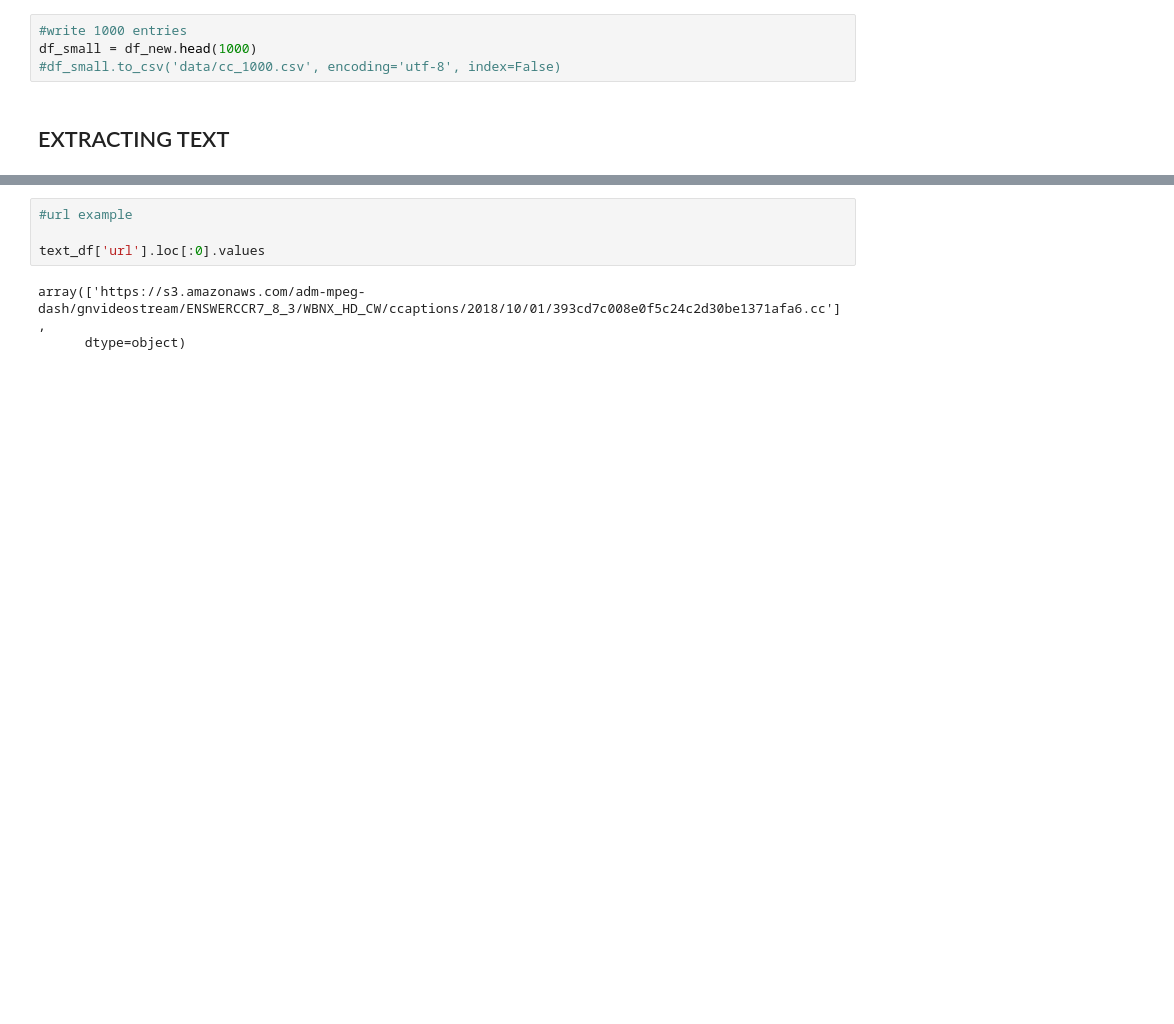
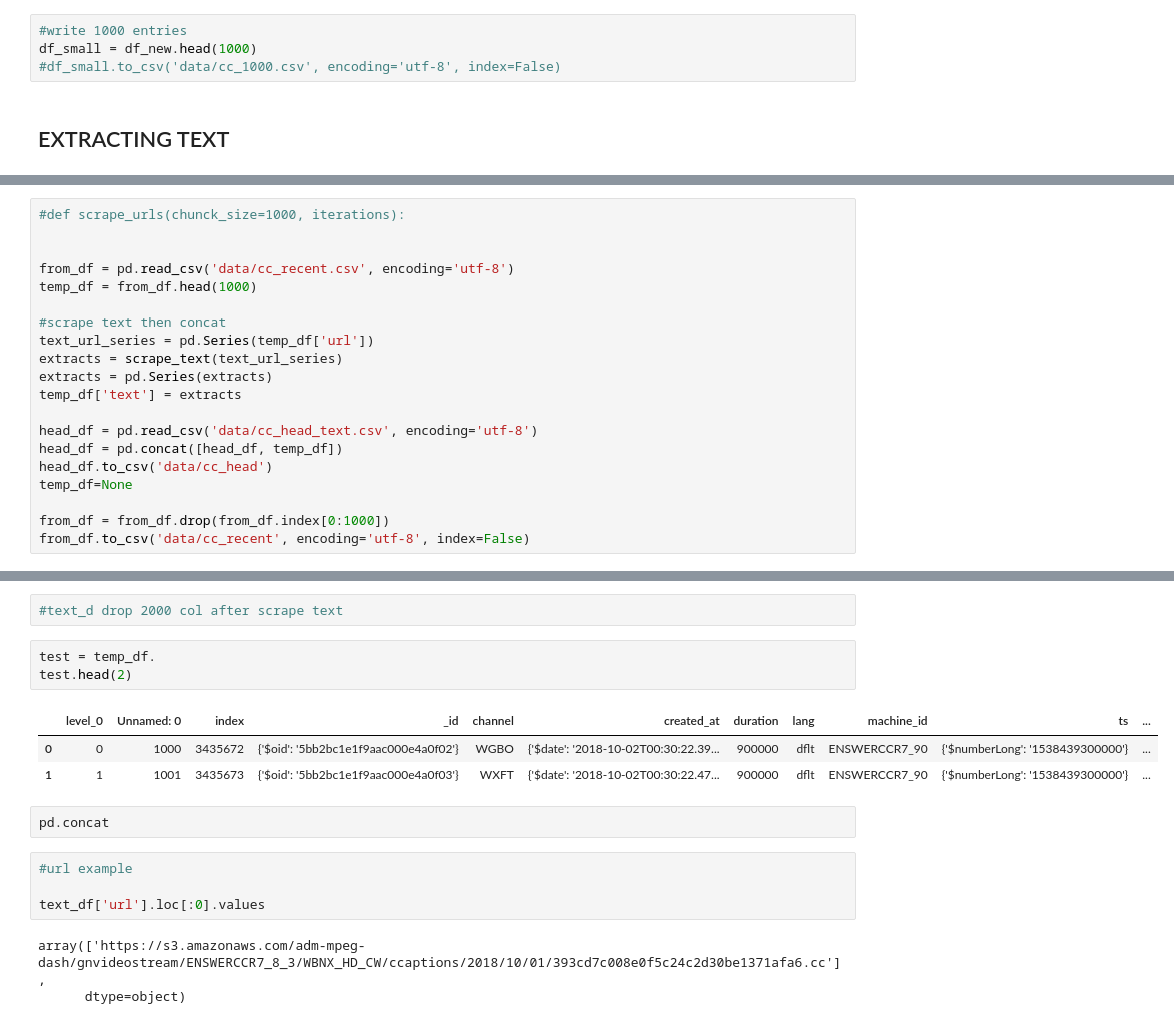
Before and after one commit to albertolovell/closed_caption_classifier, a Jupyter notebook: caption_notebook.ipynb, the cells around one changed output, grey strips where cells are left out. Cells and saved outputs as stored; diff of their text form; blank space fills up the shorter version.

Commit message:
scrape function

```diff
--- a/caption_notebook.ipynb
+++ b/caption_notebook.ipynb
@@ -299,0 +285,20 @@ temp_df
+# %%
+#def scrape_urls(chunck_size=1000, iterations):
+
+
+from_df = pd.read_csv('data/cc_recent.csv', encoding='utf-8')
+temp_df = from_df.head(1000)
+
+#scrape text then concat
+text_url_series = pd.Series(temp_df['url'])
+extracts = scrape_text(text_url_series)
+extracts = pd.Series(extracts)
+temp_df['text'] = extracts
+
+head_df = pd.read_csv('data/cc_head_text.csv', encoding='utf-8')
+head_df = pd.concat([head_df, temp_df])
+head_df.to_csv('data/cc_head')
+temp_df=None
+
+from_df = from_df.drop(from_df.index[0:1000])
+from_df.to_csv('data/cc_recent', encoding='utf-8', index=False)
@@ -300,3 +320,14 @@ temp_df
+# %%
+#text_d drop 2000 col after scrape text
+# %%
+test = temp_df.
+test.head(2)
+# %% [output]
+|  | level_0 | Unnamed: 0 | index | _id | channel | created_at | duration | lang | machine_id | ts | ... |
+| 0 | 0 | 1000 | 3435672 | {'$oid': '5bb2bc1e1f9aac000e4a0f02'} | WGBO | {'$date': '2018-10-02T00:30:22.39... | 900000 | dflt | ENSWERCCR7_90 | {'$numberLong': '1538439300000'} | ... |
+| 1 | 1 | 1001 | 3435673 | {'$oid': '5bb2bc1e1f9aac000e4a0f03'} | WXFT | {'$date': '2018-10-02T00:30:22.47... | 900000 | dflt | ENSWERCCR7_90 | {'$numberLong': '1538439300000'} | ... |
+# %%
+pd.concat
 # %%
 #url example
 
```
Also changed, not shown: parts of 13 cells of this notebook.
